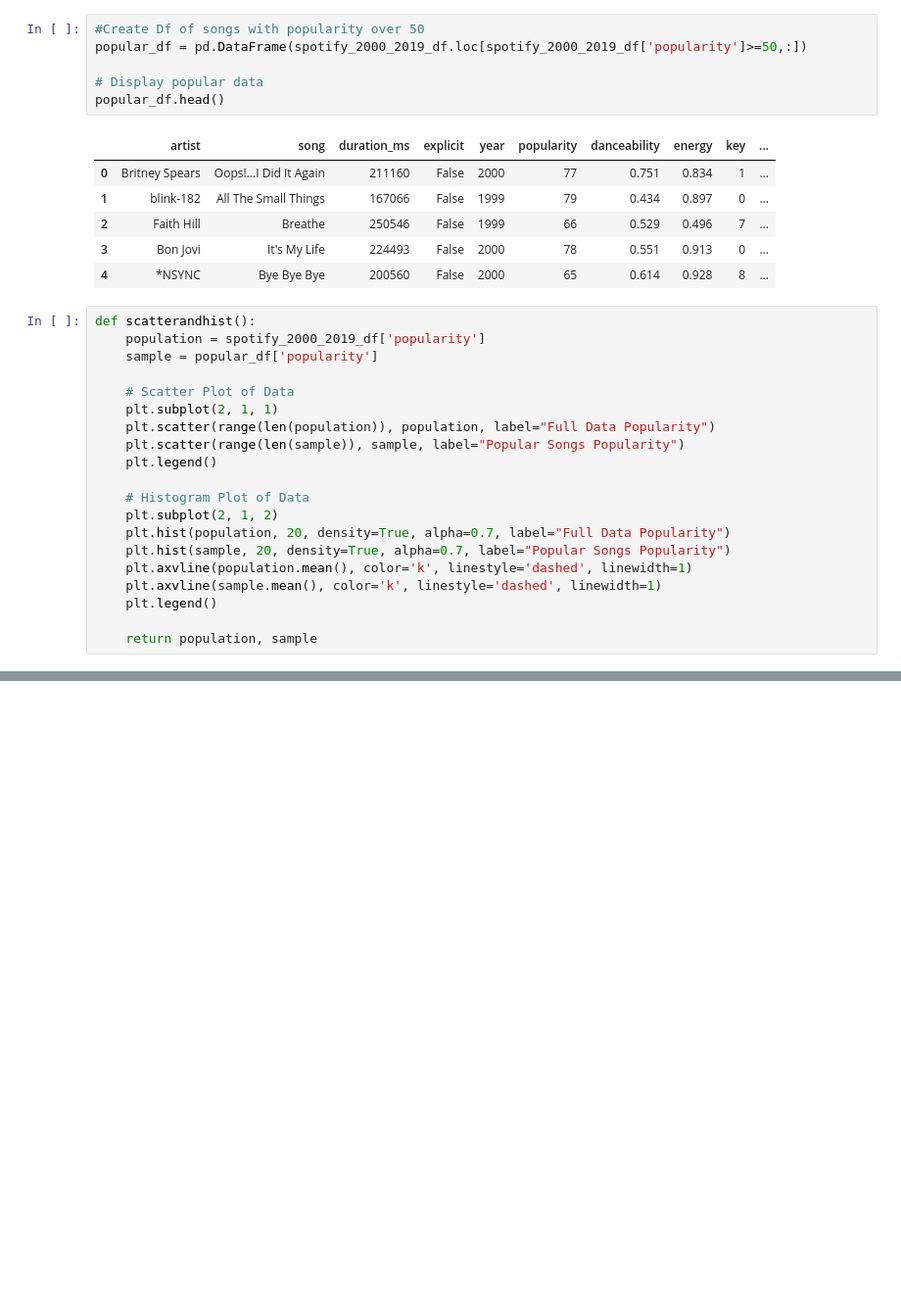
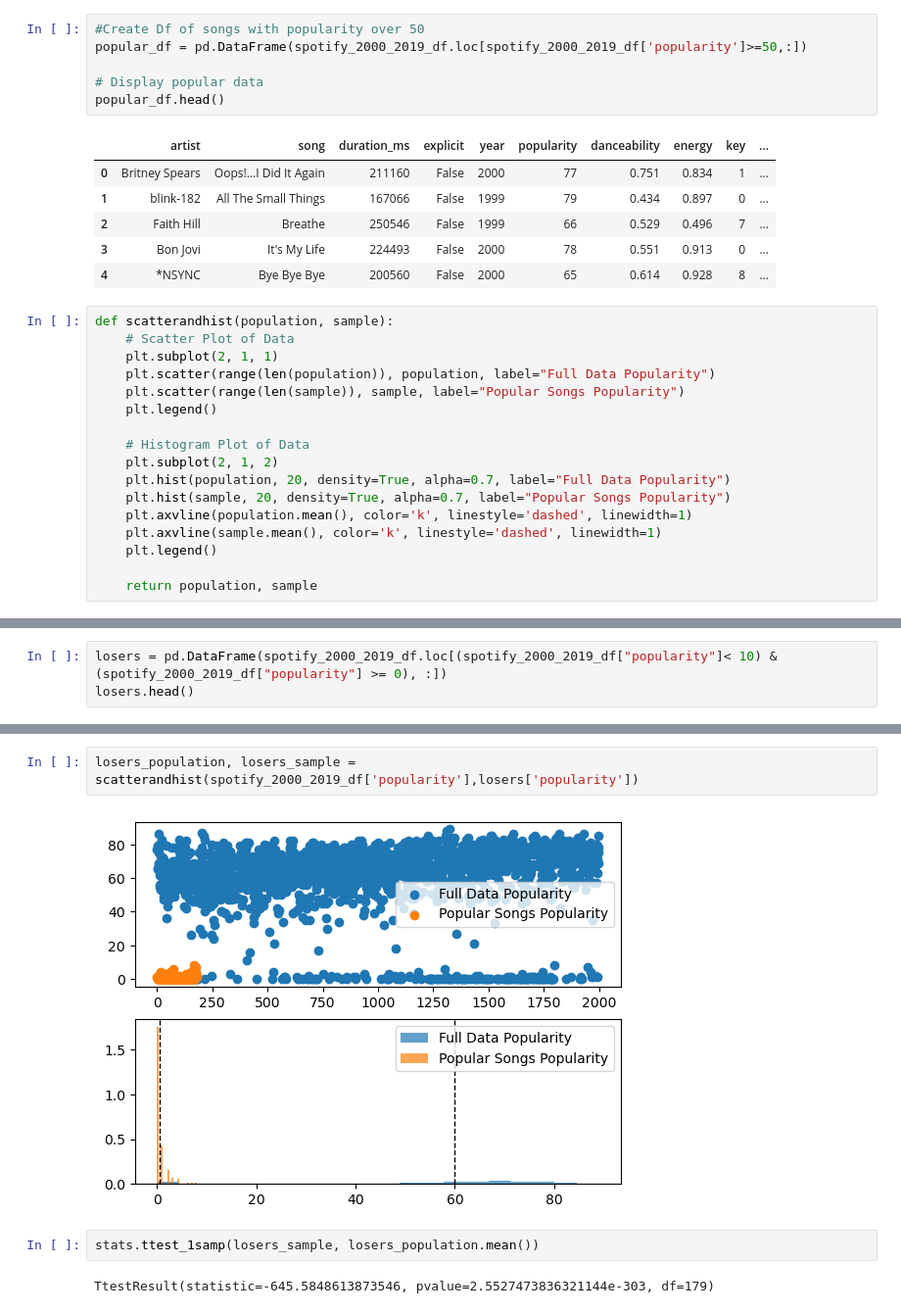
Before and after one commit to RyWheliss96/project-one, a Jupyter notebook: statistics_testing.ipynb, the cells around one changed output, grey strips where cells are left out. Shown at 98% size. Saved outputs shown, nothing was run; the diff lists cells and outputs as text; blank space fills up the shorter version.

Commit message:
added statistics for the losers portion Daniel found

```diff
--- a/statistics_testing.ipynb
+++ b/statistics_testing.ipynb
@@ -31,10 +31,7 @@ popular_df.head()
 | 3 | Bon Jovi | It's My Life | 224493 | False | 2000 | 78 | 0.551 | 0.913 | 0 | ... |
 | 4 | *NSYNC | Bye Bye Bye | 200560 | False | 2000 | 65 | 0.614 | 0.928 | 8 | ... |
 # %%
-def scatterandhist():
-    population = spotify_2000_2019_df['popularity']
-    sample = popular_df['popularity']
-
+def scatterandhist(population, sample):
     # Scatter Plot of Data
     plt.subplot(2, 1, 1)
     plt.scatter(range(len(population)), population, label="Full Data Popularity")
@@ -60,2 +57,5 @@ stats.ttest_1samp(sample, population.mean())
 # %% [output]
 TtestResult(statistic=37.87451984175559, pvalue=1.876245645341364e-227, df=1680)
+# %%
+losers = pd.DataFrame(spotify_2000_2019_df.loc[(spotify_2000_2019_df["popularity"]< 10) & (spotify_2000_2019_df["popularity"] >= 0), :])
+losers.head()
@@ -61,0 +69,8 @@ TtestResult(statistic=37.87451984175559, pvalue=1.876245645341364e-227, df=1680)
+# %%
+losers_population, losers_sample = scatterandhist(spotify_2000_2019_df['popularity'],losers['popularity'])
+# %% [output]
+[figure, added]
+# %%
+stats.ttest_1samp(losers_sample, losers_population.mean())
+# %% [output]
+TtestResult(statistic=-645.5848613873546, pvalue=2.5527473836321144e-303, df=179)
```
Also changed, not shown: parts of 4 cells of this notebook.
